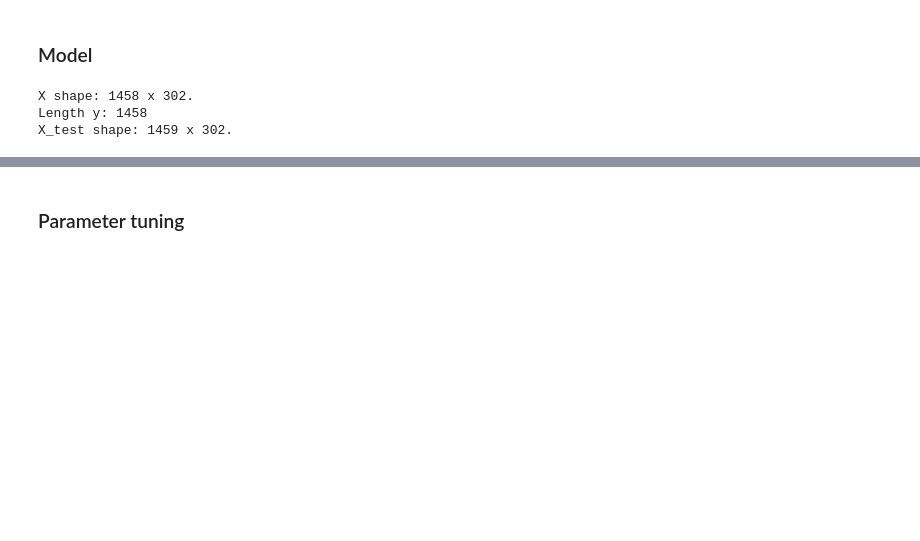
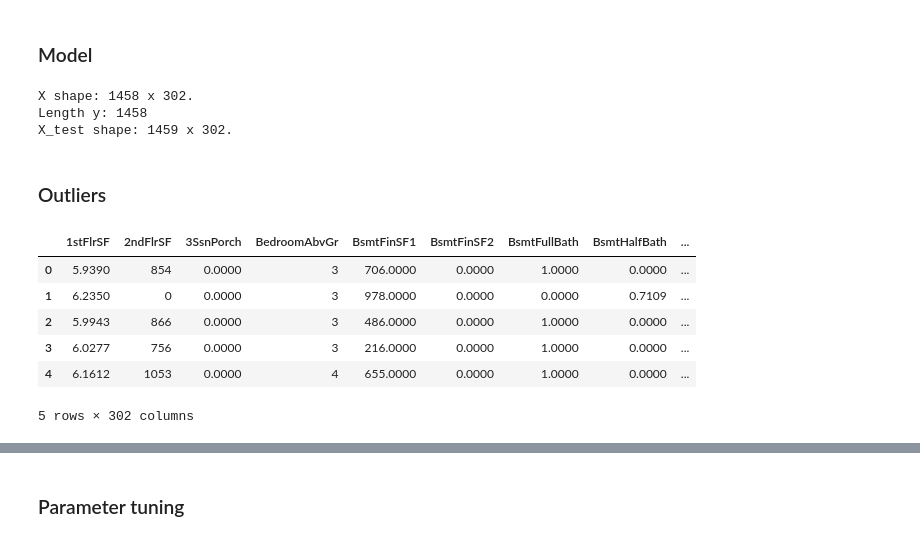
Before and after one commit to StevenDalderop/Ames-Housing-Dataset, a Jupyter notebook: Ames Housing Dataset.ipynb, the cells around one changed output, grey strips where cells are left out. Saved outputs shown, nothing was run; the diff lists cells and outputs as text; code cells hidden in the pictures; blank space fills up the shorter version.

```diff
--- a/Ames Housing Dataset.ipynb
+++ b/Ames Housing Dataset.ipynb
@@ -230,3 +235,5 @@ print("X_test shape: %d x %d." % (X_test.shape[0],X_test.shape[1]))
 X shape: 1458 x 302.
 Length y: 1458
 X_test shape: 1459 x 302.
+# %% [markdown]
+### Outliers
@@ -232,0 +242,10 @@ X_test shape: 1459 x 302.
+# %%
+X.head()
+# %% [output]
+|  | 1stFlrSF | 2ndFlrSF | 3SsnPorch | BedroomAbvGr | BsmtFinSF1 | BsmtFinSF2 | BsmtFullBath | BsmtHalfBath | ... |
+| 0 | 5.9390 | 854 | 0.0000 | 3 | 706.0000 | 0.0000 | 1.0000 | 0.0000 | ... |
+| 1 | 6.2350 | 0 | 0.0000 | 3 | 978.0000 | 0.0000 | 0.0000 | 0.7109 | ... |
+| 2 | 5.9943 | 866 | 0.0000 | 3 | 486.0000 | 0.0000 | 1.0000 | 0.0000 | ... |
+| 3 | 6.0277 | 756 | 0.0000 | 3 | 216.0000 | 0.0000 | 1.0000 | 0.0000 | ... |
+| 4 | 6.1612 | 1053 | 0.0000 | 4 | 655.0000 | 0.0000 | 1.0000 | 0.0000 | ... |
+5 rows × 302 columns
```
Also changed, not shown: parts of 35 cells of this notebook, 1 other file.
